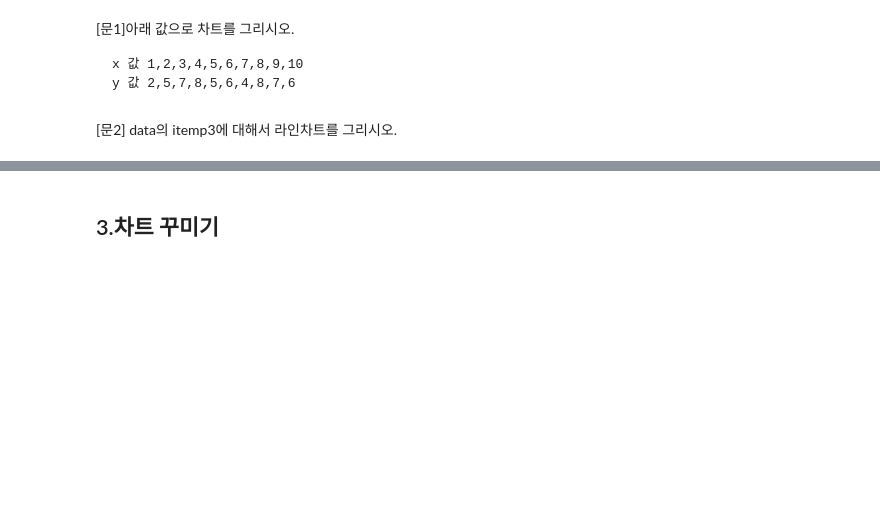
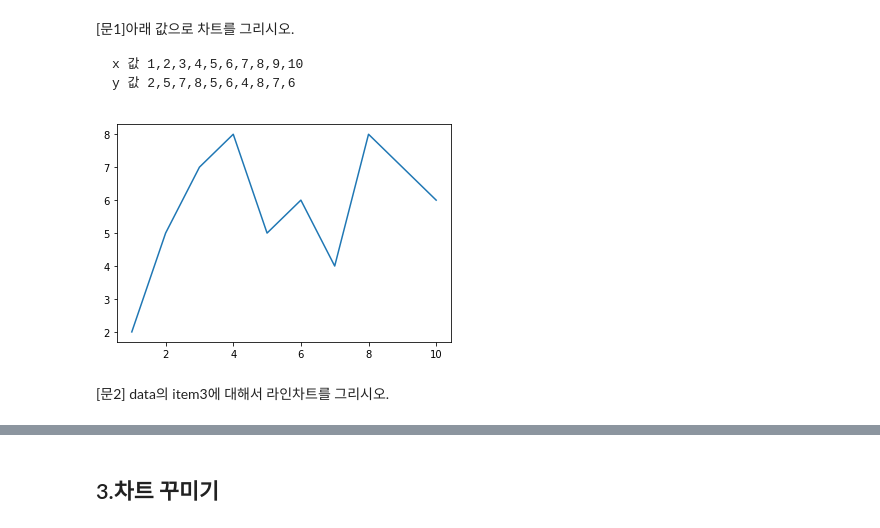
Before and after one commit to pennya6/kt-aivle, a Jupyter notebook: python라이브러리/07 - matplotlib.ipynb, the cells around one changed output, grey strips where cells are left out. Drawn from its saved outputs; the diff is of its cells as text; code cells hidden in the pictures; blank space fills up the shorter version.

```diff
--- a/python라이브러리/07 - matplotlib.ipynb
+++ b/python라이브러리/07 - matplotlib.ipynb
@@ -71,5 +96,10 @@ plt.show()
 
     x 값 1,2,3,4,5,6,7,8,9,10
     y 값 2,5,7,8,5,6,4,8,7,6
+# %%
+plt.plot([1,2,3,4,5,6,7,8,9,10],[2,5,7,8,5,6,4,8,7,6])
+plt.show()
+# %% [output]
+[figure, added]
 # %% [markdown]
-[문2] data의 itemp3에 대해서 라인차트를 그리시오.
+[문2] data의 item3에 대해서 라인차트를 그리시오.
```
Also changed, not shown: parts of 8 cells of this notebook, 2 other files.
